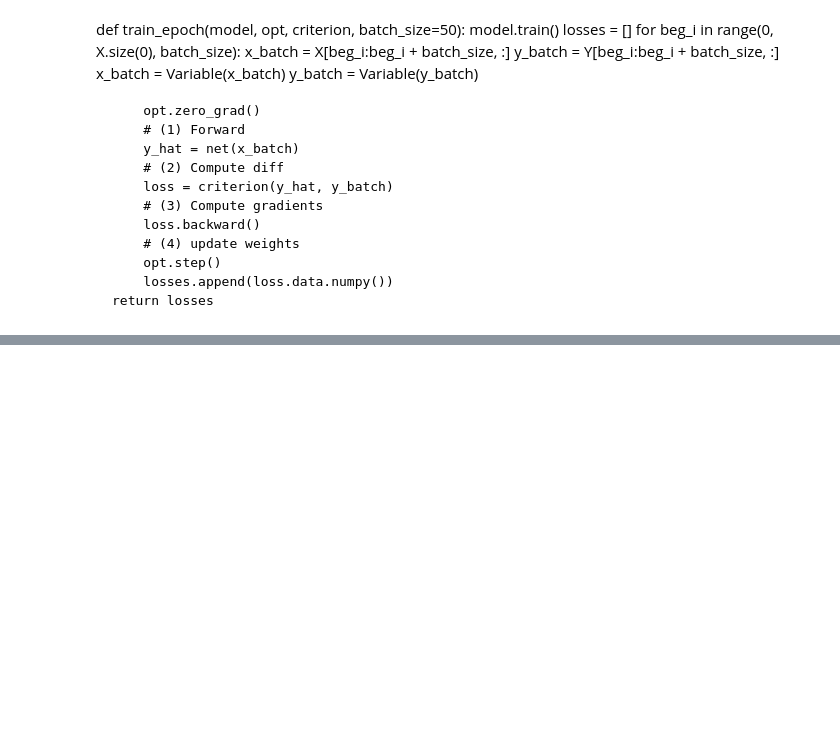
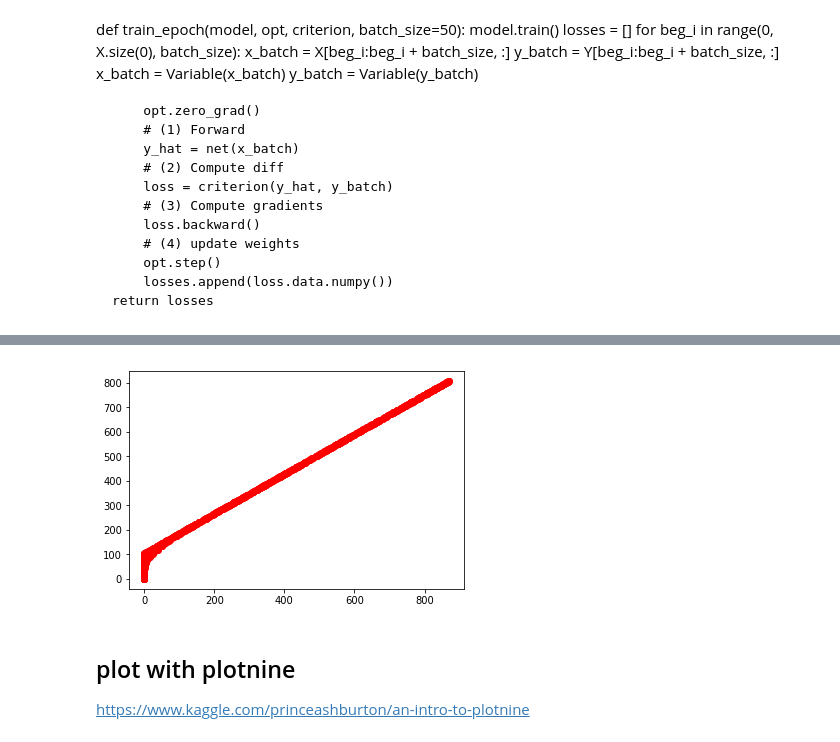
Before and after one commit to unagiinu2k/pytorch_sandbox, a Jupyter notebook: my_toy_nn2.ipynb, the cells around one changed output, grey strips where cells are left out. Saved outputs shown, nothing was run; the diff lists cells and outputs as text; code cells hidden in the pictures; blank space fills up the shorter version.

```diff
--- a/my_toy_nn2.ipynb
+++ b/my_toy_nn2.ipynb
@@ -427,0 +641,2 @@ train_epoch(net, opt, criterion)
+# %%
+ax1 = fig.add_subplot(111)
@@ -427,0 +647,8 @@ train_epoch(net, opt, criterion)
+# %%
+fig
+# %% [output]
+[figure, added]
+# %% [markdown]
+## plot with plotnine
+
+https://www.kaggle.com/princeashburton/an-intro-to-plotnine
```
Also changed, not shown: parts of 49 cells of this notebook, 1 other file.
